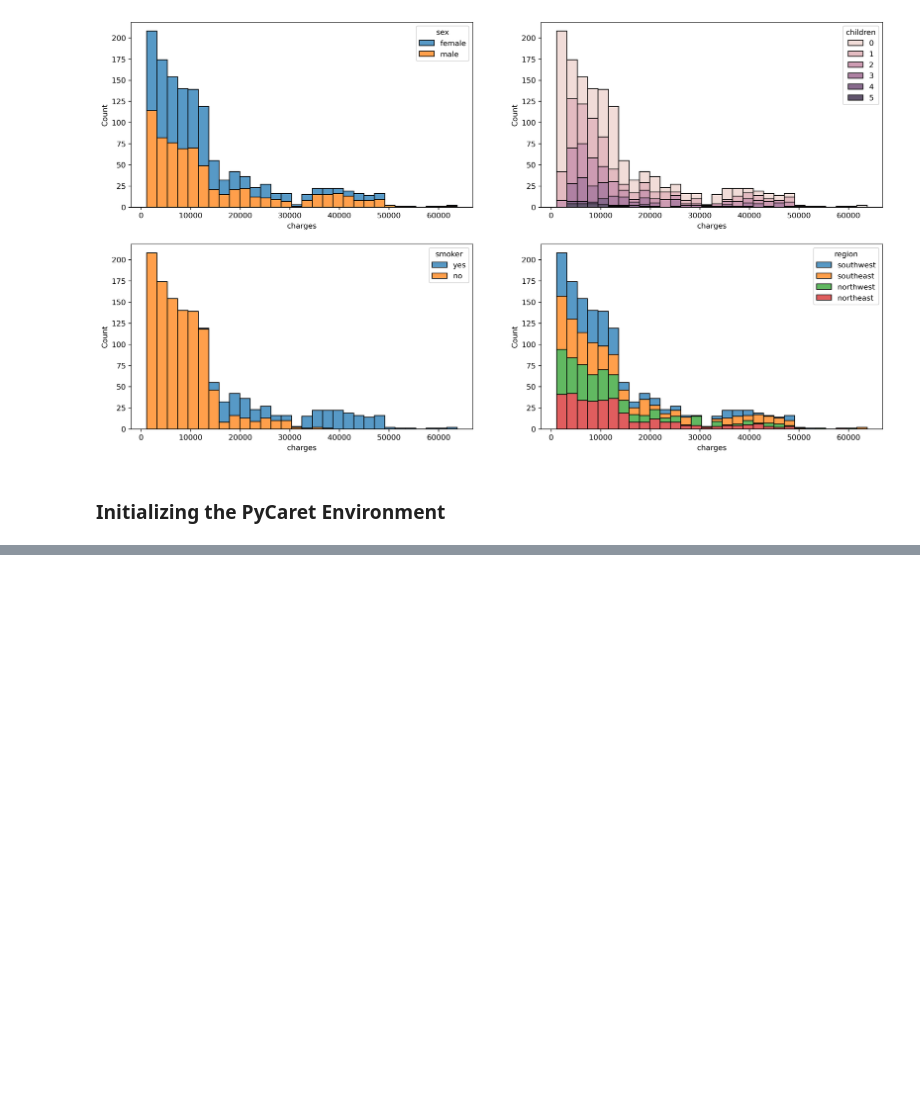
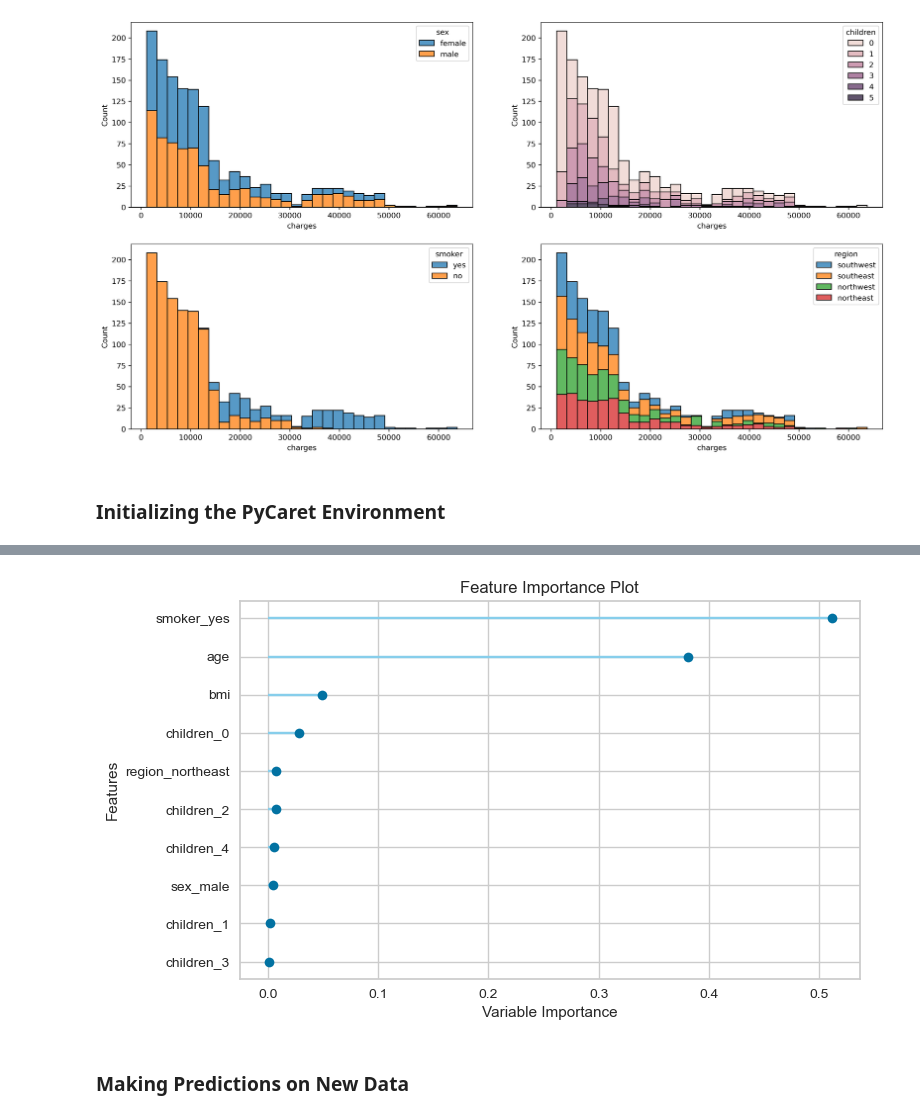
Before and after one commit to derevirn/pycaret-book, a Jupyter notebook: 02_Regression/Regression.ipynb, the cells around one changed output, grey strips where cells are left out. Drawn from its saved outputs; the diff is of its cells as text; code cells hidden in the pictures; blank space fills up the shorter version.

```diff
--- a/Regression.ipynb
+++ b/02_Regression/Regression.ipynb
@@ -88,0 +177,6 @@ reg = setup(data=data, target='charges', train_size = 0.8,
+# %%
+plot_model(tuned_model, plot='feature')
+# %% [output]
+[figure, added]
+# %% [markdown]
+### Making Predictions on New Data
```
Also changed, not shown: parts of 13 cells of this notebook, 1 other file.
